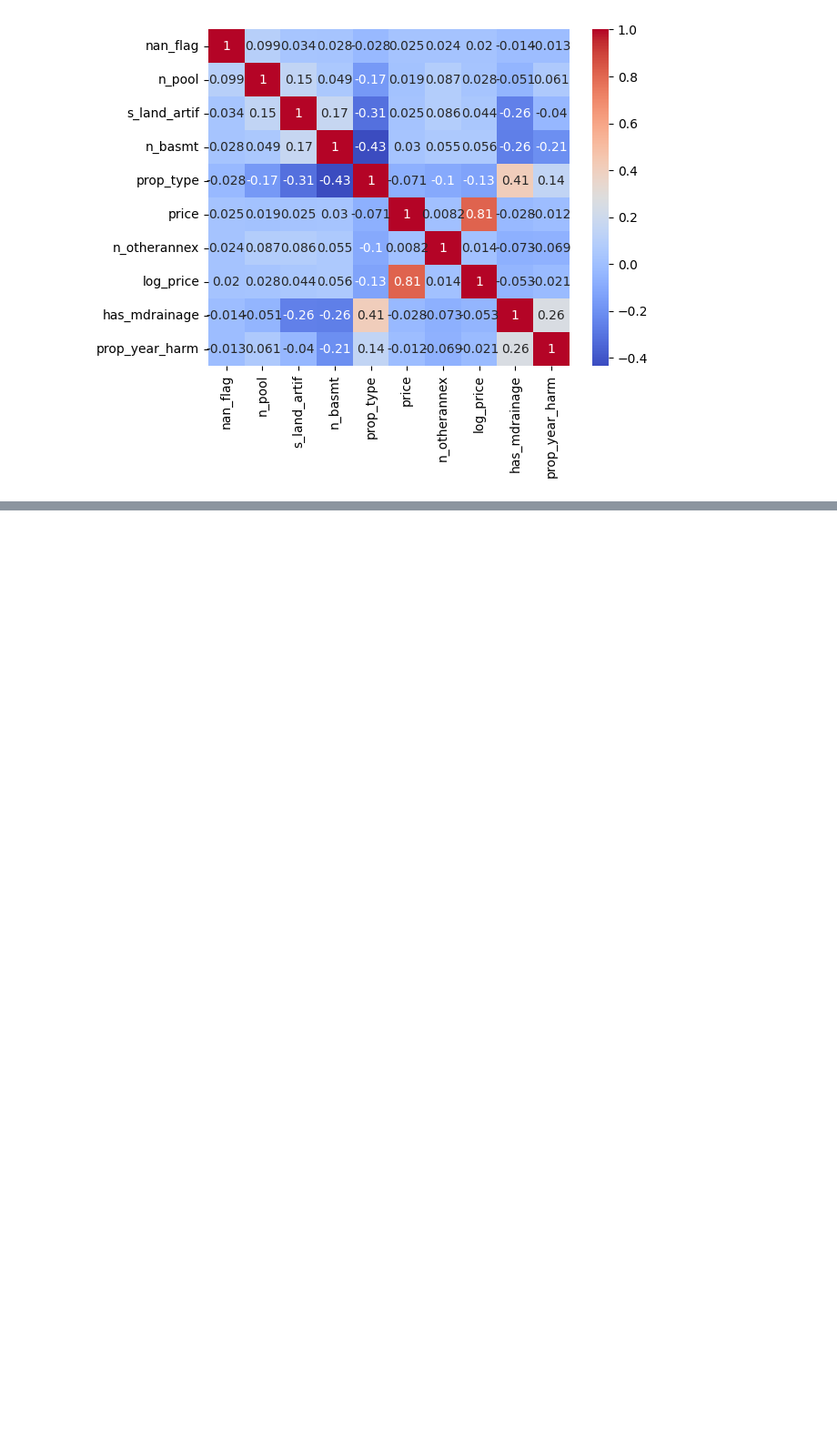
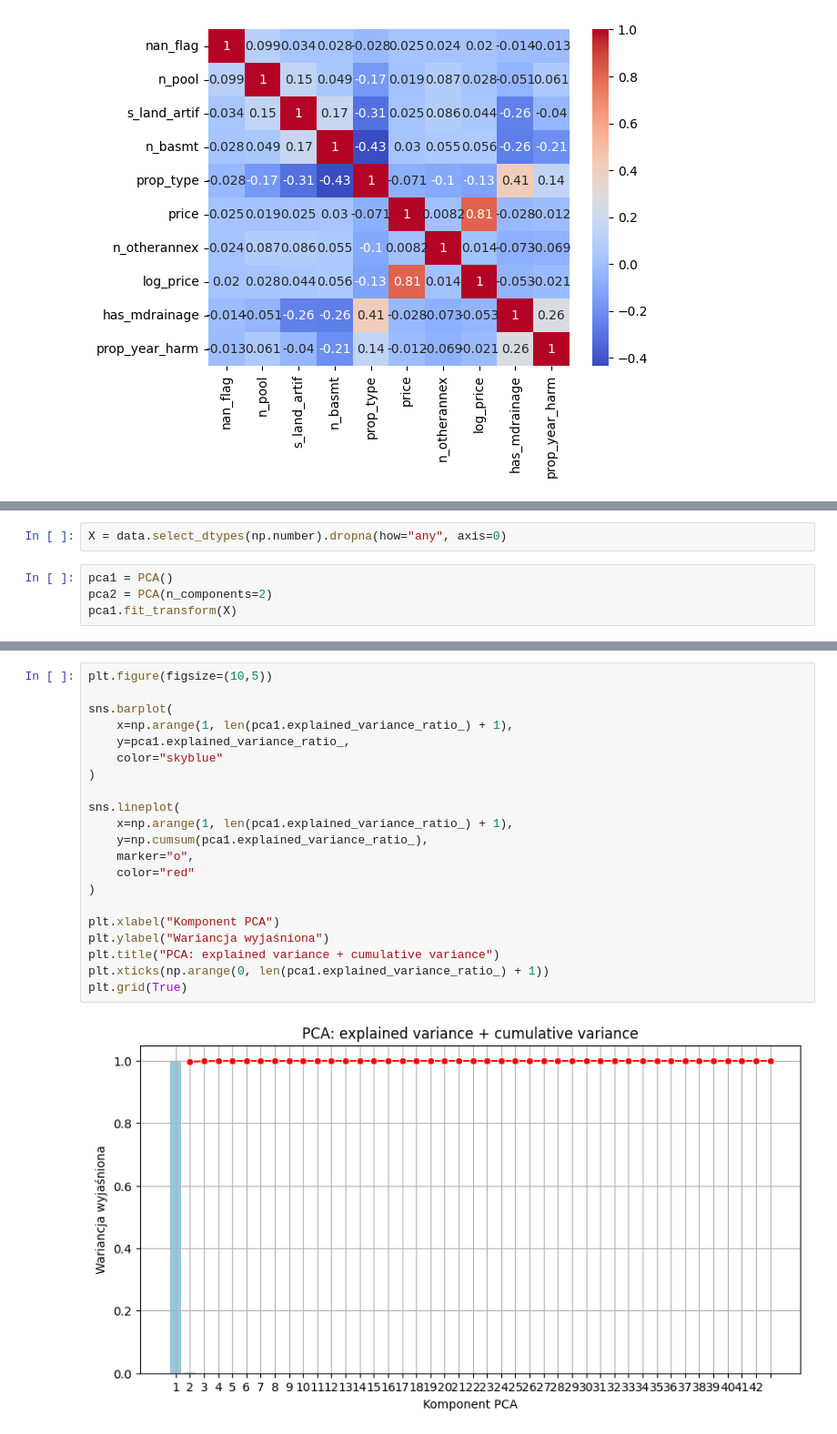
Before and after one commit to ruus77/FunathonDay1, a Jupyter notebook: EDA.ipynb, the cells around one changed output, grey strips where cells are left out. Shown at 91% size. Saved outputs shown, nothing was run; the diff lists cells and outputs as text; blank space fills up the shorter version.

```diff
--- a/EDA.ipynb
+++ b/EDA.ipynb
@@ -93,0 +98,6 @@ sns.heatmap(
+# %%
+X = data.select_dtypes(np.number).dropna(how="any", axis=0)
+# %%
+pca1 = PCA()
+pca2 = PCA(n_components=2)
+pca1.fit_transform(X)
@@ -93,0 +119,23 @@ sns.heatmap(
+# %%
+plt.figure(figsize=(10,5))
+
+sns.barplot(
+    x=np.arange(1, len(pca1.explained_variance_ratio_) + 1),
+    y=pca1.explained_variance_ratio_,
+    color="skyblue"
+)
+
+sns.lineplot(
+    x=np.arange(1, len(pca1.explained_variance_ratio_) + 1),
+    y=np.cumsum(pca1.explained_variance_ratio_),
+    marker="o",
+    color="red"
+)
+
+plt.xlabel("Komponent PCA")
+plt.ylabel("Wariancja wyjaśniona")
+plt.title("PCA: explained variance + cumulative variance")
+plt.xticks(np.arange(0, len(pca1.explained_variance_ratio_) + 1))
+plt.grid(True)
+# %% [output]
+[figure, added]
```
Also changed, not shown: parts of 4 cells of this notebook.
